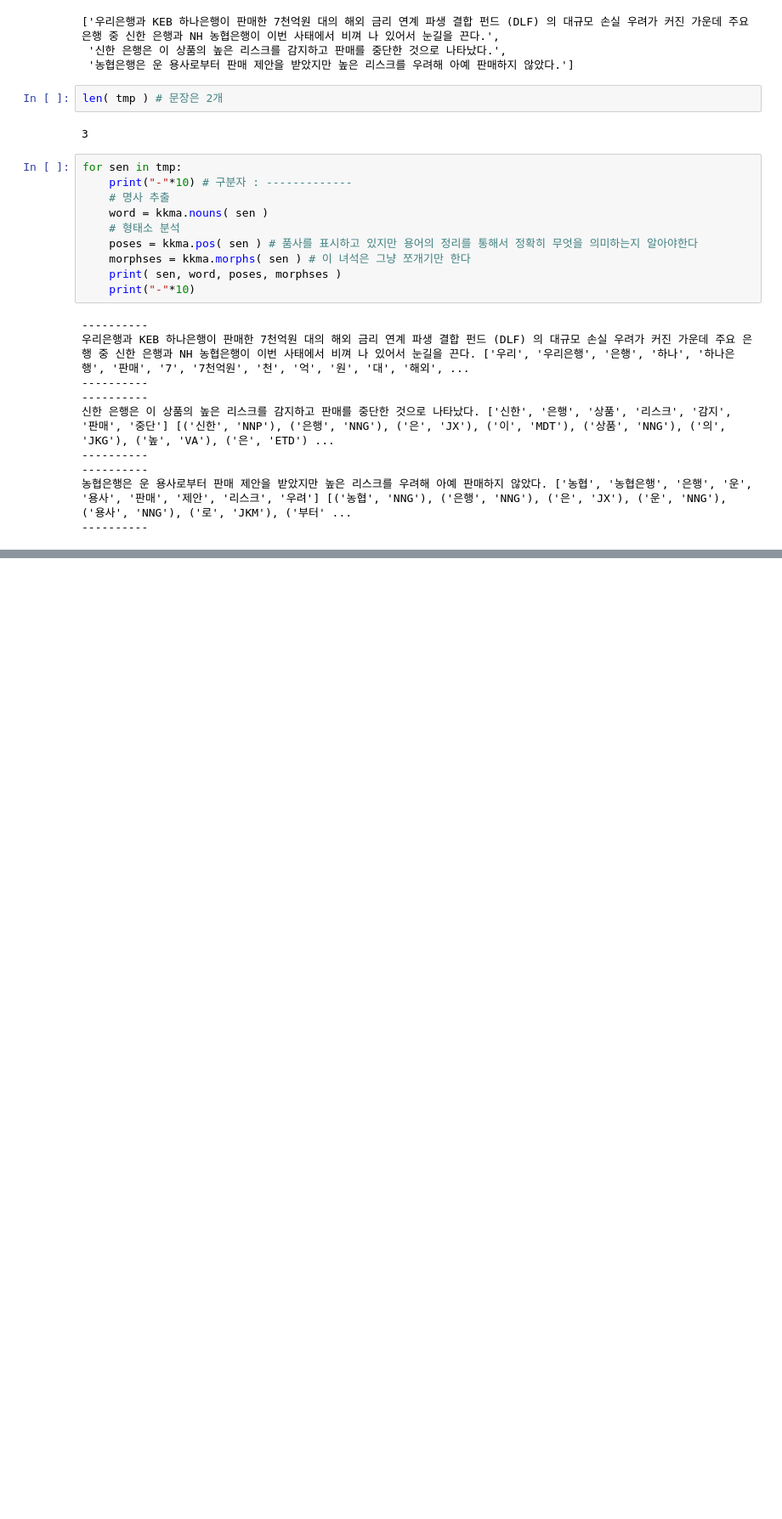
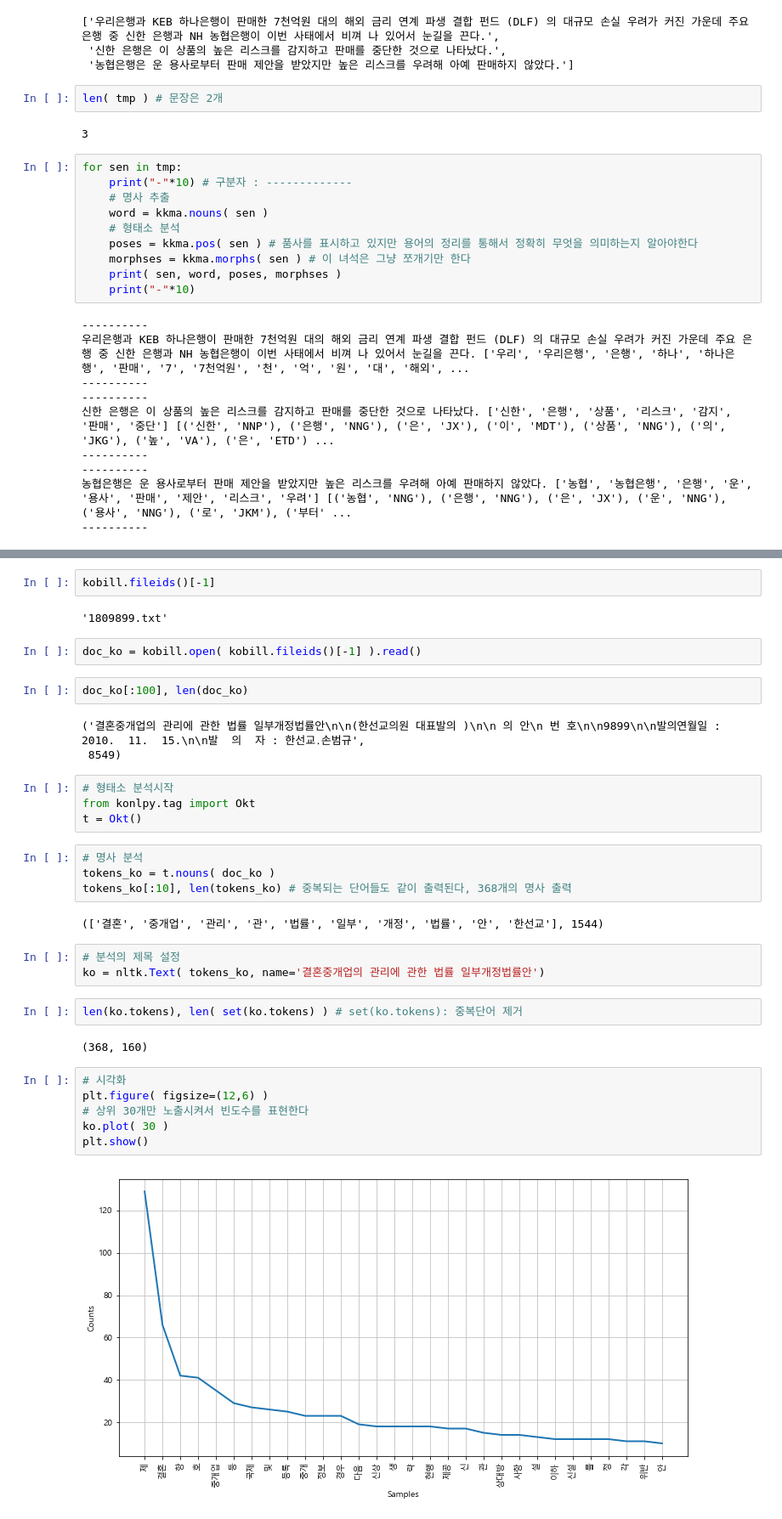
Before and after one commit to JeongsuMoon1/py_projects, a Jupyter notebook: analysis/text_mining/한글 자연어 처리 기본.ipynb, the cells around one changed output, grey strips where cells are left out. Shown at 85% size. Drawn from its saved outputs; the diff is of its cells as text; blank space fills up the shorter version.

```diff
--- a/analysis/text_mining/한글 자연어 처리 기본.ipynb
+++ b/analysis/text_mining/한글 자연어 처리 기본.ipynb
@@ -70,0 +485,36 @@ for sen in tmp:
+# %%
+kobill.fileids()[-1]
+# %% [output]
+'1809899.txt'
+# %%
+doc_ko = kobill.open( kobill.fileids()[-1] ).read()
+# %%
+doc_ko[:100], len(doc_ko)
+# %% [output]
+('결혼중개업의 관리에 관한 법률 일부개정법률안\n\n(한선교의원 대표발의 )\n\n 의 안\n 번 호\n\n9899\n\n발의연월일 : 2010.  11.  15.\n\n발  의  자 : 한선교․손범규',
+ 8549)
+# %%
+# 형태소 분석시작
+from konlpy.tag import Okt
+t = Okt()
+# %%
+# 명사 분석
+tokens_ko = t.nouns( doc_ko )
+tokens_ko[:10], len(tokens_ko) # 중복되는 단어들도 같이 출력된다, 368개의 명사 출력
+# %% [output]
+(['결혼', '중개업', '관리', '관', '법률', '일부', '개정', '법률', '안', '한선교'], 1544)
+# %%
+# 분석의 제목 설정
+ko = nltk.Text( tokens_ko, name='결혼중개업의 관리에 관한 법률 일부개정법률안')
+# %%
+len(ko.tokens), len( set(ko.tokens) ) # set(ko.tokens): 중복단어 제거
+# %% [output]
+(368, 160)
+# %%
+# 시각화
+plt.figure( figsize=(12,6) )
+# 상위 30개만 노출시켜서 빈도수를 표현한다
+ko.plot( 30 )
+plt.show()
+# %% [output]
+[figure, added]
```
Also changed, not shown: parts of 60 cells of this notebook, 7 other files.
